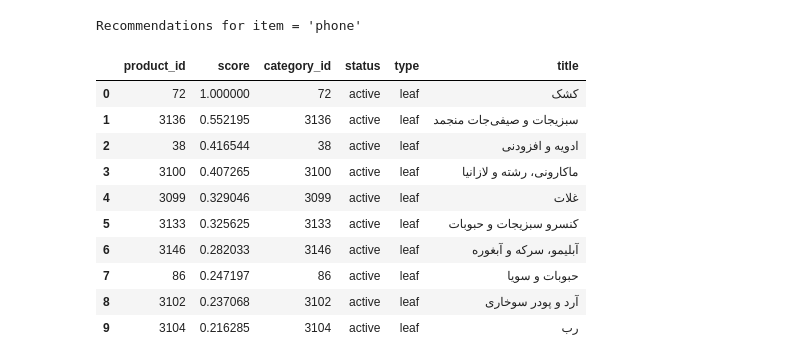
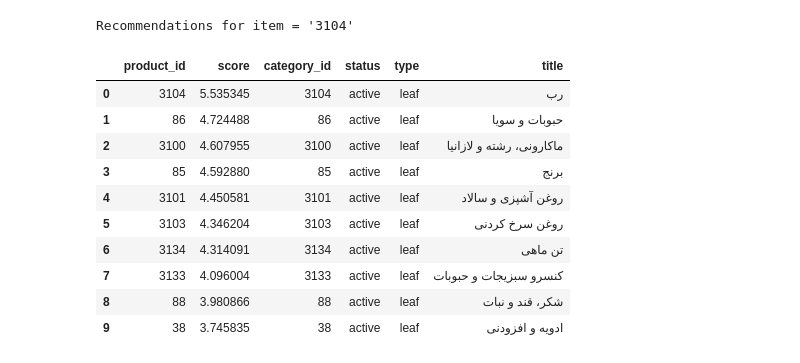
Before and after one commit to samousavizade/Recora, a Jupyter notebook: examples/item_item_graph.ipynb, the cells around one changed output. Saved outputs shown, nothing was run; the diff lists cells and outputs as text; code cells hidden in the pictures.

```diff
--- a/examples/item_item_graph.ipynb
+++ b/examples/item_item_graph.ipynb
@@ -816,17 +1089,18 @@ Graph edges sample:
 # %%
 artifacts = train_item_item_model(
-    edges_df=edges_df,
-    embedding_dim=128,
-    batch_size=16,
-    epochs=50,
-    negatives_per_positive=1,
-    lr=4e-4,
-    weight_decay=0.96,
-    filter_false_negatives=True,
-    max_resample_attempts=5,
-    val_frac=0.1,
+	edges_df=edges_df,
+	embedding_dim=512,
+	batch_size=64,
+	epochs=100,
+	lr=4e-3,
+	weight_decay=0.998,
+	val_frac=0.1,
+	loss_type="sampled_softmax",
+	num_sampled=256,
+	metric_topk=5,
+	early_stopping_patience=10,
+	early_stopping_min_delta=1e-4,
 )
-
 model = artifacts["model"]
 item2idx = artifacts["item2idx"]
 idx2item = artifacts["idx2item"]
@@ -887,26 +1144,27 @@ df_categories['category_id'] = df_categories['category_id'].astype(str)
 # %%
-print("\nRecommendations for item = 'phone'")
-recoms = recommend_for_item(
-    anchor_item="72",
-    model=model,
-    item2idx=item2idx,
-    idx2item=idx2item,
-    top_k=10,
-    exclude_self=False
+item_id = "3104"  # 88
+print(f"Recommendations for item = '{item_id}'")
+recoms = recommend_for_item_train_score(
+	anchor_item=item_id,
+	model=model,
+	item2idx=item2idx,
+	idx2item=idx2item,
+	top_k=10,
+	exclude_self=False
 )
 
 recoms.merge(df_categories, left_on='product_id', right_on='category_id', how='left')
 # %% [output]
-Recommendations for item = 'phone'
+Recommendations for item = '3104'
 |  | product_id | score | category_id | status | type | title |
-| 0 | 72 | 1.000000 | 72 | active | leaf | کشک |
-| 1 | 3136 | 0.552195 | 3136 | active | leaf | سبزیجات و صیفی‌‌جات منجمد |
-| 2 | 38 | 0.416544 | 38 | active | leaf | ادویه و افزودنی |
-| 3 | 3100 | 0.407265 | 3100 | active | leaf | ماکارونی، رشته و لازانیا |
-| 4 | 3099 | 0.329046 | 3099 | active | leaf | غلات |
-| 5 | 3133 | 0.325625 | 3133 | active | leaf | کنسرو سبزیجات و حبوبات |
-| 6 | 3146 | 0.282033 | 3146 | active | leaf | آبلیمو، سرکه و آبغوره |
-| 7 | 86 | 0.247197 | 86 | active | leaf | حبوبات و سویا |
-| 8 | 3102 | 0.237068 | 3102 | active | leaf | آرد و پودر سوخاری |
-| 9 | 3104 | 0.216285 | 3104 | active | leaf | رب |
+| 0 | 3104 | 5.535345 | 3104 | active | leaf | رب |
+| 1 | 86 | 4.724488 | 86 | active | leaf | حبوبات و سویا |
+| 2 | 3100 | 4.607955 | 3100 | active | leaf | ماکارونی، رشته و لازانیا |
+| 3 | 85 | 4.592880 | 85 | active | leaf | برنج |
+| 4 | 3101 | 4.450581 | 3101 | active | leaf | روغن آشپزی و سالاد |
+| 5 | 3103 | 4.346204 | 3103 | active | leaf | روغن سرخ کردنی |
+| 6 | 3134 | 4.314091 | 3134 | active | leaf | تن ماهی |
+| 7 | 3133 | 4.096004 | 3133 | active | leaf | کنسرو سبزیجات و حبوبات |
+| 8 | 88 | 3.980866 | 88 | active | leaf | شکر، قند و نبات |
+| 9 | 38 | 3.745835 | 38 | active | leaf | ادویه و افزودنی |
 # %%
```
Also changed, not shown: parts of 12 cells of this notebook, 14 other files.
